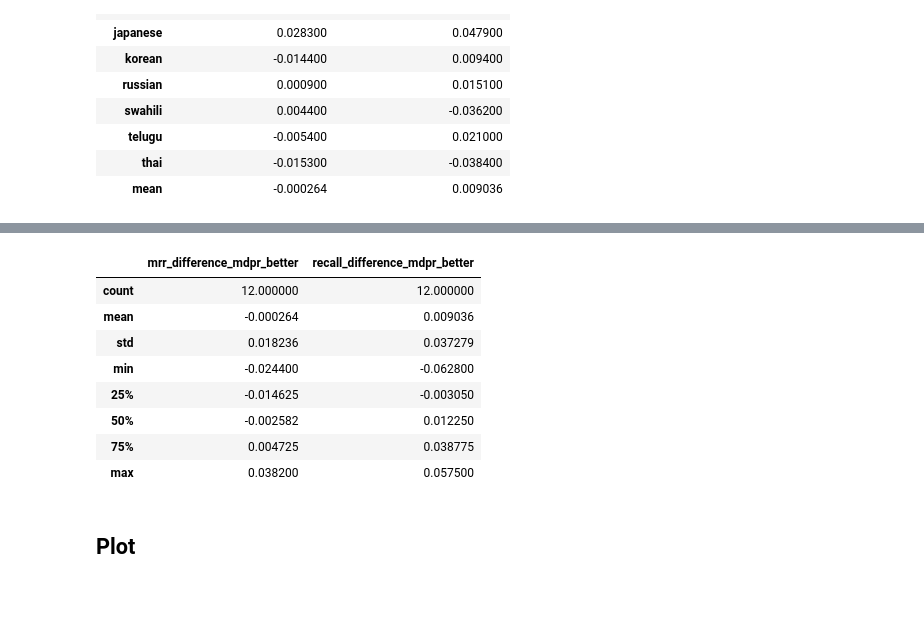
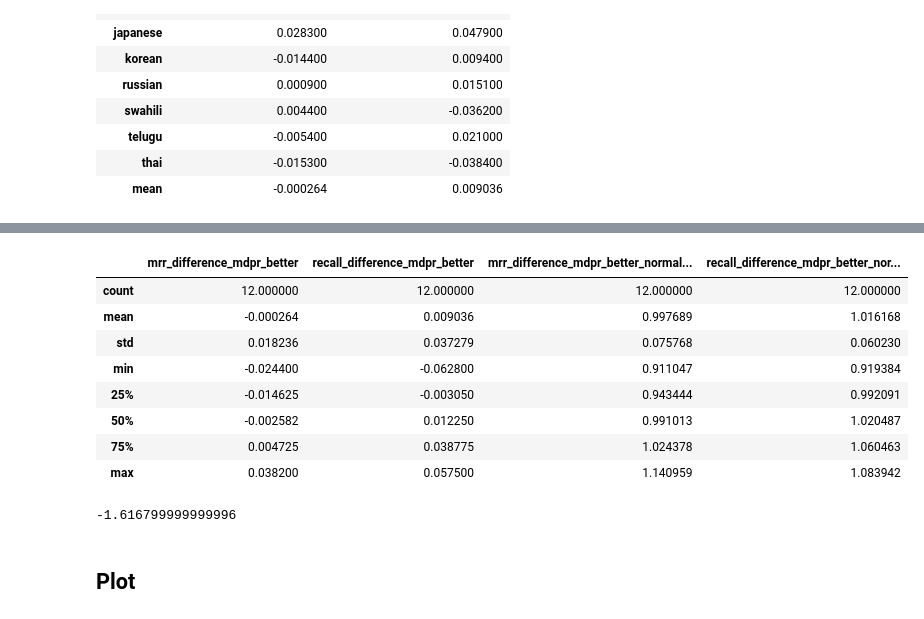
Before and after one commit to markus583/pr-mr-tydi, a Jupyter notebook: analysis/compare_mdpr.ipynb, the cells around one changed output, grey strips where cells are left out. Saved outputs shown, nothing was run; the diff lists cells and outputs as text; code cells hidden in the pictures.

```diff
--- a/analysis/compare_mdpr.ipynb
+++ b/analysis/compare_mdpr.ipynb
@@ -134,3 +134,7 @@ df_difference[['mrr_difference_mdpr_better', 'recall_difference_mdpr_better']]
 | telugu | -0.005400 | 0.021000 |
 | thai | -0.015300 | -0.038400 |
 | mean | -0.000264 | 0.009036 |
+# %%
+df_difference["mrr_difference_mdpr_better_normalized"] = df_difference["mrr_mdpr"] / df_difference["mrr_original"]
+df_difference["recall_difference_mdpr_better_normalized"] = df_difference["recall_mdpr"] / df_difference["recall_original"]
+df_difference[['mrr_difference_mdpr_better_normalized', 'recall_difference_mdpr_better_normalized']]
@@ -137,15 +155,19 @@ df_difference[['mrr_difference_mdpr_better', 'recall_difference_mdpr_better']]
 # %%
-df_difference[['mrr_difference_mdpr_better', 'recall_difference_mdpr_better']].describe()
+df_difference[['mrr_difference_mdpr_better', 'recall_difference_mdpr_better', 'mrr_difference_mdpr_better_normalized', 'recall_difference_mdpr_better_normalized']].describe()
 # %% [output]
-|  | mrr_difference_mdpr_better | recall_difference_mdpr_better |
-| count | 12.000000 | 12.000000 |
-| mean | -0.000264 | 0.009036 |
-| std | 0.018236 | 0.037279 |
-| min | -0.024400 | -0.062800 |
-| 25% | -0.014625 | -0.003050 |
-| 50% | -0.002582 | 0.012250 |
-| 75% | 0.004725 | 0.038775 |
-| max | 0.038200 | 0.057500 |
+|  | mrr_difference_mdpr_better | recall_difference_mdpr_better | mrr_difference_mdpr_better_normal... | recall_difference_mdpr_better_nor... |
+| count | 12.000000 | 12.000000 | 12.000000 | 12.000000 |
+| mean | -0.000264 | 0.009036 | 0.997689 | 1.016168 |
+| std | 0.018236 | 0.037279 | 0.075768 | 0.060230 |
+| min | -0.024400 | -0.062800 | 0.911047 | 0.919384 |
+| 25% | -0.014625 | -0.003050 | 0.943444 | 0.992091 |
+| 50% | -0.002582 | 0.012250 | 0.991013 | 1.020487 |
+| 75% | 0.004725 | 0.038775 | 1.024378 | 1.060463 |
+| max | 0.038200 | 0.057500 | 1.140959 | 1.083942 |
+# %%
+(1- 1.016168) * 100
+# %% [output]
+-1.616799999999996
 # %%
 df_difference.loc["mean"] = df_difference.mean()
 # %% [markdown]
```
Also changed, not shown: parts of 16 cells of this notebook, 11 other files.
